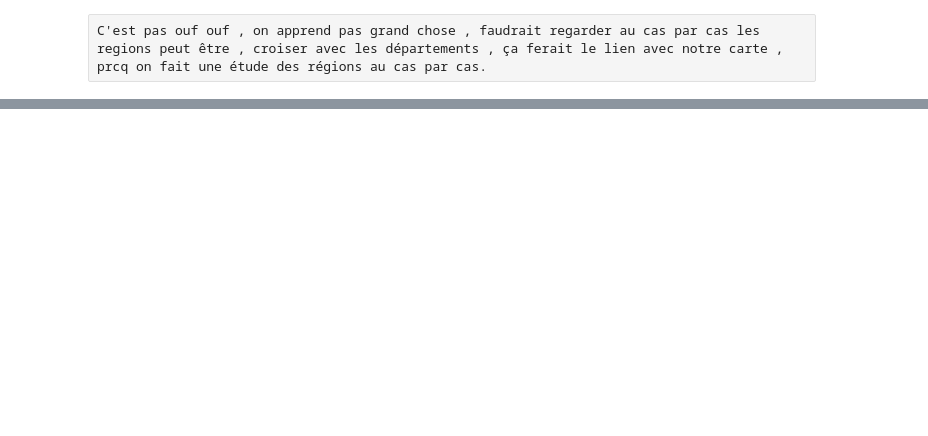
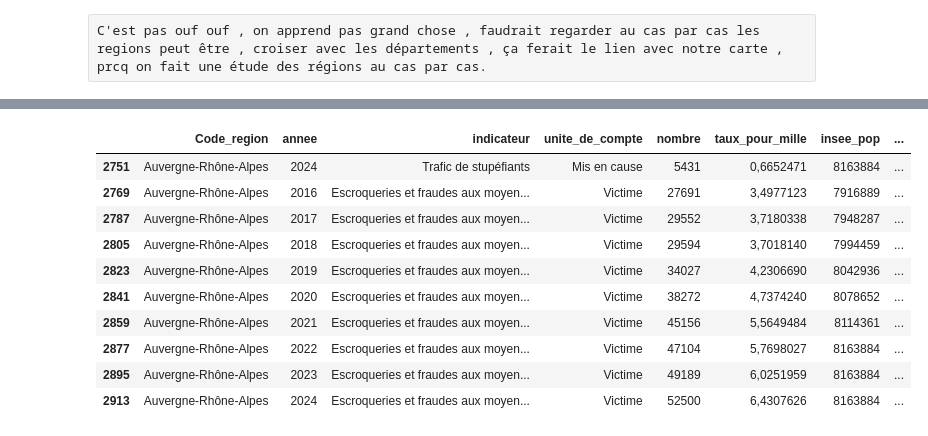
Before and after one commit to Flotauv/DataVisualization-Project, a Jupyter notebook: data_process_flo.ipynb, the cells around one changed output, grey strips where cells are left out. Cells and saved outputs as stored; diff of their text form; code cells hidden in the pictures; blank space fills up the shorter version.

```diff
--- a/data_process_flo.ipynb
+++ b/data_process_flo.ipynb
@@ -141,0 +163,14 @@ C'est pas ouf ouf , on apprend pas grand chose , faudrait regarder au cas par ca
+# %%
+df.tail(10)
+# %% [output]
+|  | Code_region | annee | indicateur | unite_de_compte | nombre | taux_pour_mille | insee_pop | ... |
+| 2751 | Auvergne-Rhône-Alpes | 2024 | Trafic de stupéfiants | Mis en cause | 5431 | 0,6652471 | 8163884 | ... |
+| 2769 | Auvergne-Rhône-Alpes | 2016 | Escroqueries et fraudes aux moyen... | Victime | 27691 | 3,4977123 | 7916889 | ... |
+| 2787 | Auvergne-Rhône-Alpes | 2017 | Escroqueries et fraudes aux moyen... | Victime | 29552 | 3,7180338 | 7948287 | ... |
+| 2805 | Auvergne-Rhône-Alpes | 2018 | Escroqueries et fraudes aux moyen... | Victime | 29594 | 3,7018140 | 7994459 | ... |
+| 2823 | Auvergne-Rhône-Alpes | 2019 | Escroqueries et fraudes aux moyen... | Victime | 34027 | 4,2306690 | 8042936 | ... |
+| 2841 | Auvergne-Rhône-Alpes | 2020 | Escroqueries et fraudes aux moyen... | Victime | 38272 | 4,7374240 | 8078652 | ... |
+| 2859 | Auvergne-Rhône-Alpes | 2021 | Escroqueries et fraudes aux moyen... | Victime | 45156 | 5,5649484 | 8114361 | ... |
+| 2877 | Auvergne-Rhône-Alpes | 2022 | Escroqueries et fraudes aux moyen... | Victime | 47104 | 5,7698027 | 8163884 | ... |
+| 2895 | Auvergne-Rhône-Alpes | 2023 | Escroqueries et fraudes aux moyen... | Victime | 49189 | 6,0251959 | 8163884 | ... |
+| 2913 | Auvergne-Rhône-Alpes | 2024 | Escroqueries et fraudes aux moyen... | Victime | 52500 | 6,4307626 | 8163884 | ... |
```
Also changed, not shown: parts of 14 cells of this notebook.
